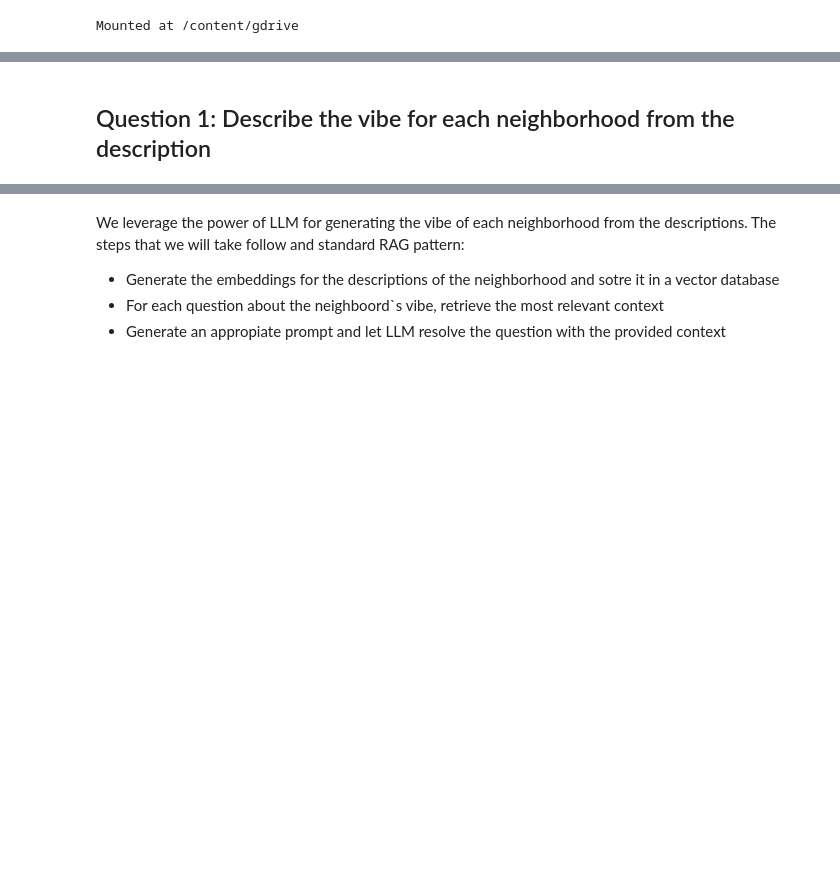
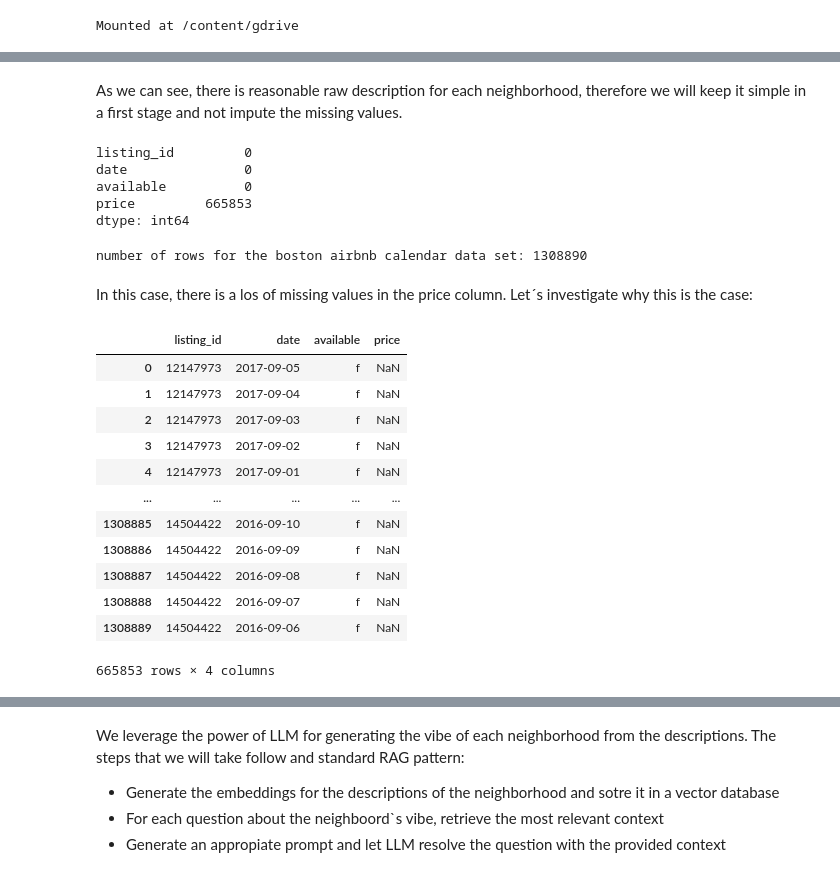
Before and after one commit to RicardoAlc1988/Data_Science_Nanodegree, a Jupyter notebook: Boston_Airbnb_Open_Data.ipynb, the cells around one changed output, grey strips where cells are left out. Saved outputs shown, nothing was run; the diff lists cells and outputs as text; code cells hidden in the pictures; blank space fills up the shorter version.

```diff
--- a/Boston_Airbnb_Open_Data.ipynb
+++ b/Boston_Airbnb_Open_Data.ipynb
@@ -133,2 +123,32 @@ Index(['id', 'listing_url', 'scrape_id', 'last_scraped', 'name', 'summary',
-# %% [markdown]
-## Question 1: Describe the vibe for each neighborhood from the description
+# %% [markdown]
+As we can see, there is reasonable raw description for each neighborhood, therefore we will keep it simple in a first stage and not impute the missing values.
+# %%
+boston_airbnb_calendar_df.isnull().sum()
+# %% [output]
+listing_id         0
+date               0
+available          0
+price         665853
+dtype: int64
+# %%
+print("number of rows for the boston airbnb calendar data set: {0}".format(boston_airbnb_calendar_df.shape[0]))
+# %% [output]
+number of rows for the boston airbnb calendar data set: 1308890
+# %% [markdown]
+In this case, there is a los of missing values in the price column. Let´s investigate why this is the case:
+# %%
+boston_airbnb_calendar_df[boston_airbnb_calendar_df['price'].isna()]
+# %% [output]
+|  | listing_id | date | available | price |
+| 0 | 12147973 | 2017-09-05 | f | NaN |
+| 1 | 12147973 | 2017-09-04 | f | NaN |
+| 2 | 12147973 | 2017-09-03 | f | NaN |
+| 3 | 12147973 | 2017-09-02 | f | NaN |
+| 4 | 12147973 | 2017-09-01 | f | NaN |
+| ... | ... | ... | ... | ... |
+| 1308885 | 14504422 | 2016-09-10 | f | NaN |
+| 1308886 | 14504422 | 2016-09-09 | f | NaN |
+| 1308887 | 14504422 | 2016-09-08 | f | NaN |
+| 1308888 | 14504422 | 2016-09-07 | f | NaN |
+| 1308889 | 14504422 | 2016-09-06 | f | NaN |
+665853 rows × 4 columns
```
Also changed, not shown: parts of 130 cells of this notebook.
